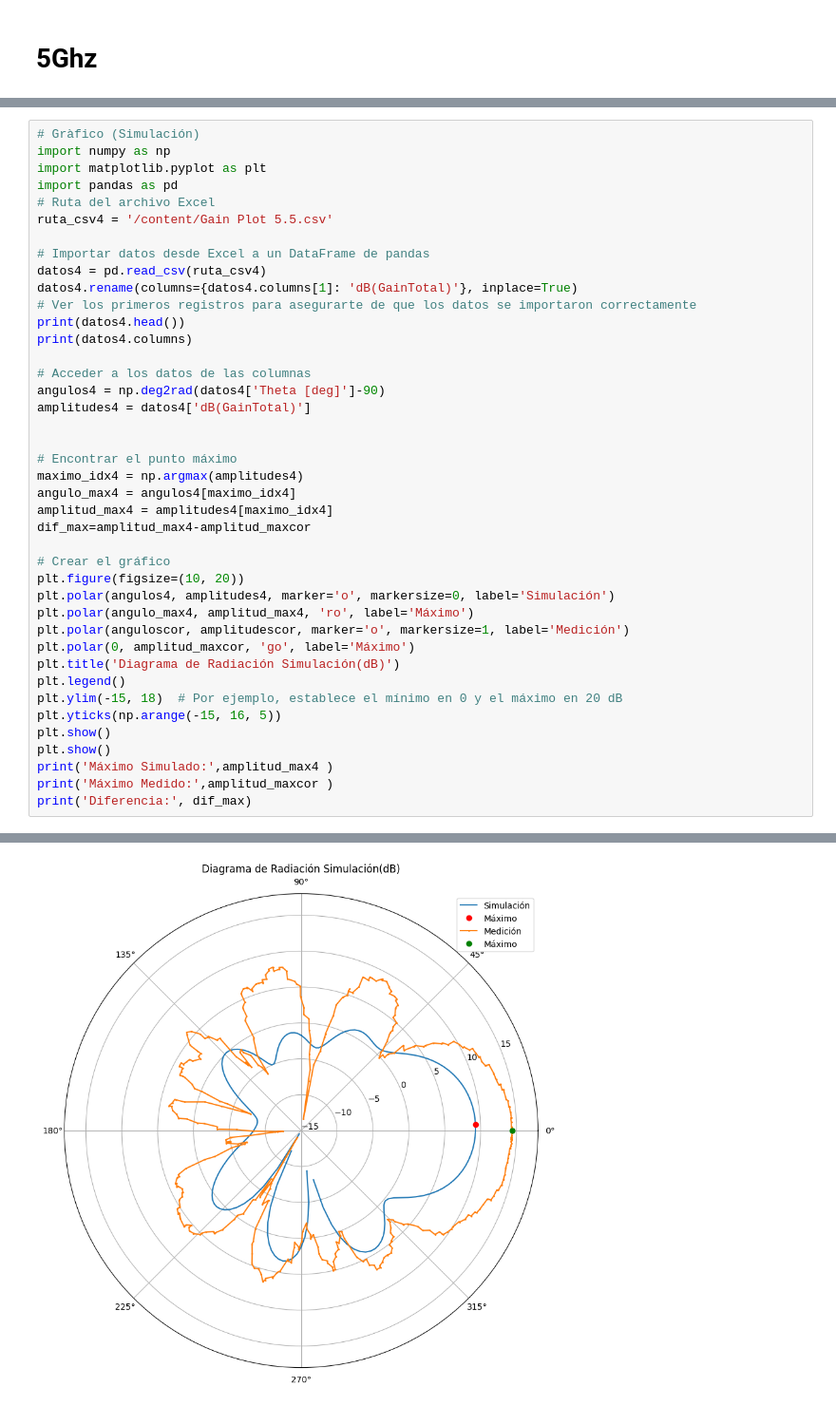
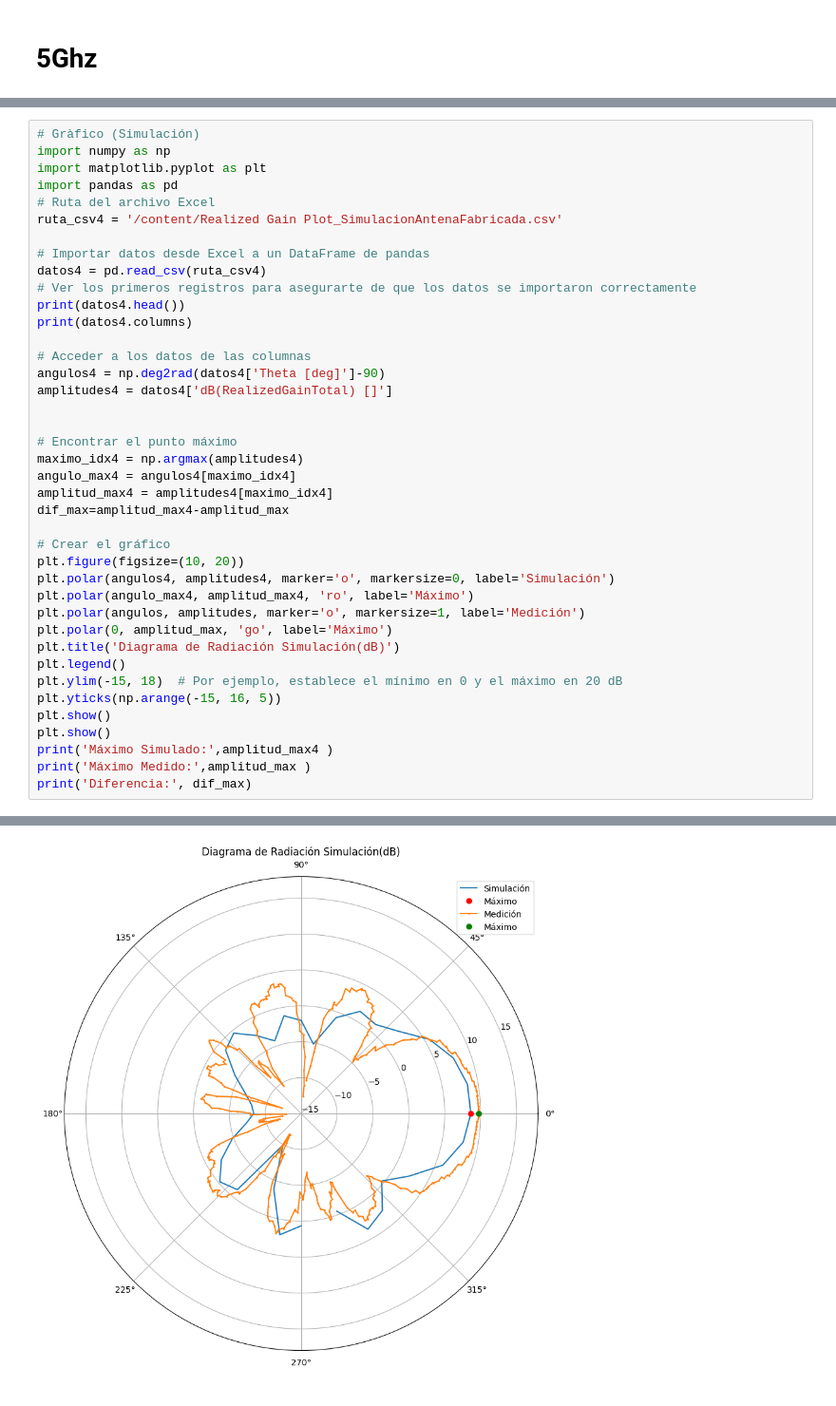
Before and after one commit to NicoNestasio/Antena-Vivaldi, a Jupyter notebook: Vivaldi_5GHz_Primer_Modelo.ipynb, the cells around one changed output, grey strips where cells are left out. Shown at 95% size. Cells and saved outputs as stored; diff of their text form.

```diff
--- a/Vivaldi_5GHz_Primer_Modelo.ipynb
+++ b/Vivaldi_5GHz_Primer_Modelo.ipynb
@@ -60,32 +55,31 @@ import numpy as np
 import matplotlib.pyplot as plt
 import pandas as pd
 # Ruta del archivo Excel
-ruta_csv4 = '/content/Gain Plot 5.5.csv'
+ruta_csv4 = '/content/Realized Gain Plot_SimulacionAntenaFabricada.csv'
 
 # Importar datos desde Excel a un DataFrame de pandas
 datos4 = pd.read_csv(ruta_csv4)
-datos4.rename(columns={datos4.columns[1]: 'dB(GainTotal)'}, inplace=True)
 # Ver los primeros registros para asegurarte de que los datos se importaron correctamente
 print(datos4.head())
 print(datos4.columns)
 
 # Acceder a los datos de las columnas
 angulos4 = np.deg2rad(datos4['Theta [deg]']-90)
-amplitudes4 = datos4['dB(GainTotal)']
+amplitudes4 = datos4['dB(RealizedGainTotal) []']
 
 
 # Encontrar el punto máximo
 maximo_idx4 = np.argmax(amplitudes4)
 angulo_max4 = angulos4[maximo_idx4]
 amplitud_max4 = amplitudes4[maximo_idx4]
-dif_max=amplitud_max4-amplitud_maxcor
+dif_max=amplitud_max4-amplitud_max
 
 # Crear el gráfico
 plt.figure(figsize=(10, 20))
 plt.polar(angulos4, amplitudes4, marker='o', markersize=0, label='Simulación')
 plt.polar(angulo_max4, amplitud_max4, 'ro', label='Máximo')
-plt.polar(anguloscor, amplitudescor, marker='o', markersize=1, label='Medición')
-plt.polar(0, amplitud_maxcor, 'go', label='Máximo')
+plt.polar(angulos, amplitudes, marker='o', markersize=1, label='Medición')
+plt.polar(0, amplitud_max, 'go', label='Máximo')
 plt.title('Diagrama de Radiación Simulación(dB)')
 plt.legend()
 plt.ylim(-15, 18)  # Por ejemplo, establece el mínimo en 0 y el máximo en 20 dB
@@ -93,6 +87,6 @@ plt.yticks(np.arange(-15, 16, 5))
 plt.show()
 plt.show()
 print('Máximo Simulado:',amplitud_max4 )
-print('Máximo Medido:',amplitud_maxcor )
+print('Máximo Medido:',amplitud_max )
 print('Diferencia:', dif_max)
 # %% [output]
@@ -106 +100 @@ Index(['Theta [deg]', 'dB(GainTotal)'], dtype='object')
-[figure, old version]
+[figure, new version]
```
Also changed, not shown: parts of 2 cells of this notebook.
